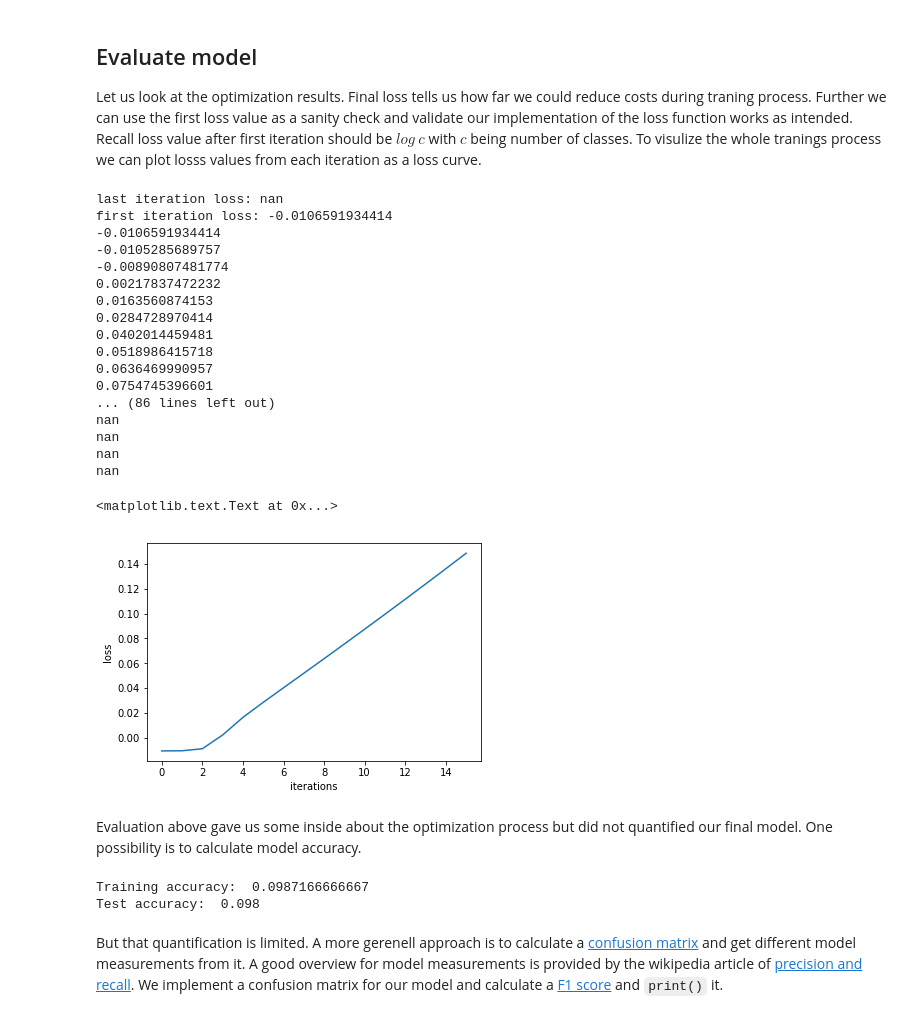
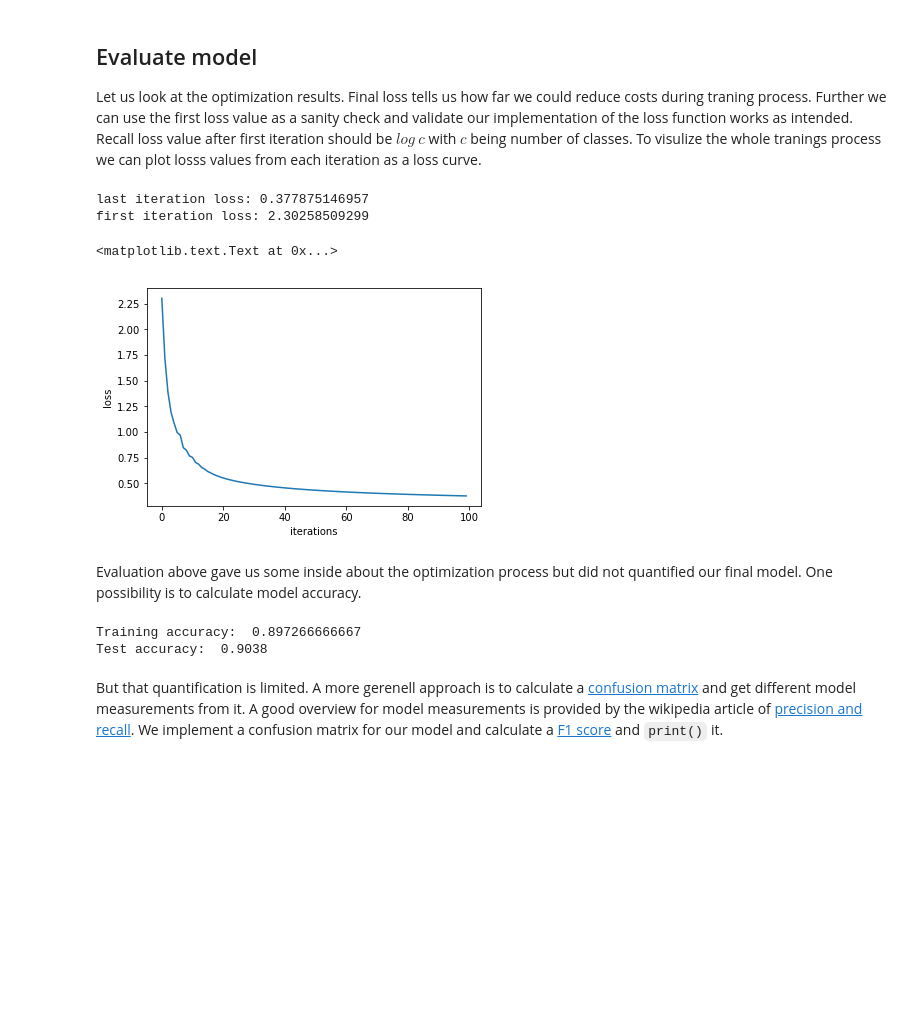
Before and after one commit to marisanest/neural-networks, a Jupyter notebook: Assignment_02/softmax_classifier.ipynb, the cells around one changed output. Drawn from its saved outputs; the diff is of its cells as text; code cells hidden in the pictures; blank space fills up the shorter version.

````diff
--- a/Assignment_02/softmax_classifier.ipynb
+++ b/Assignment_02/softmax_classifier.ipynb
@@ -110,11 +110,8 @@ def softmax(class_scores):
     #TODO: Use the softmax function to compute #
     #      class probabilties                  #
     ############################################
-    # Normalization
-    norm_exp_scores = np.exp(class_scores - np.max(class_scores)) #, axis=1, keepdims=True
-    return (norm_exp_scores.T / norm_exp_scores.sum(1)).T
-    #exp_scores = np.exp(class_scores)
-    #return exp_scores / np.sum(exp_scores)
+    exp_scores = np.exp(class_scores)
+    return (exp_scores.T / exp_scores.sum(axis=1)).T
     ############################################
     #             END OF YOUR CODE             #
     ############################################
@@ -126,8 +123,7 @@ def data_loss(class_probabilities, onehot_encode_label):
     #      probabilties calculate data loss    #
     #      L_i                                 #
     ############################################
-    return - np.log(np.dot(class_probabilities.T, onehot_encode_label))        # Wofür wird hier onehot_encode_label benötigt?
-    ############################################
+    return - np.log(class_probabilities) * onehot_encode_label
     #             END OF YOUR CODE             #
     ############################################
 # %% [markdown]
@@ -140,7 +136,6 @@ Besides the loss L we will have to calculate the gradient for our loss function
 def loss(X, y, theta, lam):
     encoded_labels = onehot_encode_label(y)           # also needed for the gradient, therefore separated calculated
     probabilities = softmax(class_scores(X,theta))    # also needed for the gradient, therefore separated calculated
-    #print(np.sum(probabilities[0]))
     loss_Li = data_loss(probabilities,encoded_labels)
 
     m = X.shape[0]                                    # number of training data for normalization
@@ -151,13 +146,15 @@ def loss(X, y, theta, lam):
     #      loss L and gradient dL with given   #
     #      variables.                          #
     ############################################
-    loss = 1/m * np.sum(loss_Li) + l2_regularization
+    loss = np.sum(loss_Li)/m + l2_regularization
 
     dL = probabilities.copy()
-    dL = encoded_labels - dL
-    dL = np.dot(X.T, dL)
+
+    #dL[np.arange(m),y.astype(int)] -= 1 # = encoded_labels - dL
+    dL -= encoded_labels
     dL /= m
-    dL += l2_regularization * theta
+    dL = X.T.dot(dL)
+    dL += l2_regularization
 
     ############################################
     #             END OF YOUR CODE             #
@@ -166,6 +163,5 @@ def loss(X, y, theta, lam):
     return loss, dL
 # %%
 theta = np.zeros([X_train.shape[1],len(np.unique(y_train))])
-loss_val, gradient = loss(X_train,y_train,theta, 0.5)
-loss_val
+loss(X_train, y_train, theta, 0.5)
 # %% [output]
@@ -198,33 +200,17 @@ Let us look at the optimization results. Final loss tells us how far we could re
 # %%
 # check loss after last iteration
 print('last iteration loss:',loss_history[-1])
 # Sanity check: first loss should be ln(10)
 print('first iteration loss:',loss_history[0])
-[print(loss) for loss in loss_history]
 # Plot a loss curve
 plt.plot(loss_history)
 plt.ylabel('loss')
 plt.xlabel('iterations')
 # %% [output]
-last iteration loss: nan
-first iteration loss: -0.0106591934414
--0.0106591934414
--0.0105285689757
--0.00890807481774
-0.00217837472232
-0.0163560874153
-0.0284728970414
-0.0402014459481
-0.0518986415718
-0.0636469990957
-0.0754745396601
-... (86 lines left out)
-nan
-nan
-nan
-nan
+last iteration loss: 0.377875146957
+first iteration loss: 2.30258509299
 <matplotlib.text.Text at 0x...>
-[figure, old version]
+[figure, new version]
 # %% [markdown]
 Evaluation above gave us some inside about the optimization process but did not quantified our final model. One possibility is to calculate model accuracy.
 # %%
@@ -240,8 +226,8 @@ def modelAccuracy(X,y,theta):
 print('Training accuracy: ', modelAccuracy(X_train,y_train,opt_model))
 print('Test accuracy: ', modelAccuracy(X_test,y_test,opt_model))
 # %% [output]
-Training accuracy:  0.0987166666667
-Test accuracy:  0.098
+Training accuracy:  0.897266666667
+Test accuracy:  0.9038
 # %% [markdown]
 But that quantification is limited. A more gerenell approach is to calculate a [confusion matrix](https://en.wikipedia.org/wiki/Confusion_matrix) and get different model measurements from it. A good overview for model measurements is provided by the wikipedia article of [precision and recall](https://en.wikipedia.org/wiki/Precision_and_recall). We implement a confusion matrix for our model and calculate a [F1 score](https://en.wikipedia.org/wiki/F1_score) and ```print()``` it.
 # %%
````
Also changed, not shown: parts of 2 cells of this notebook.
